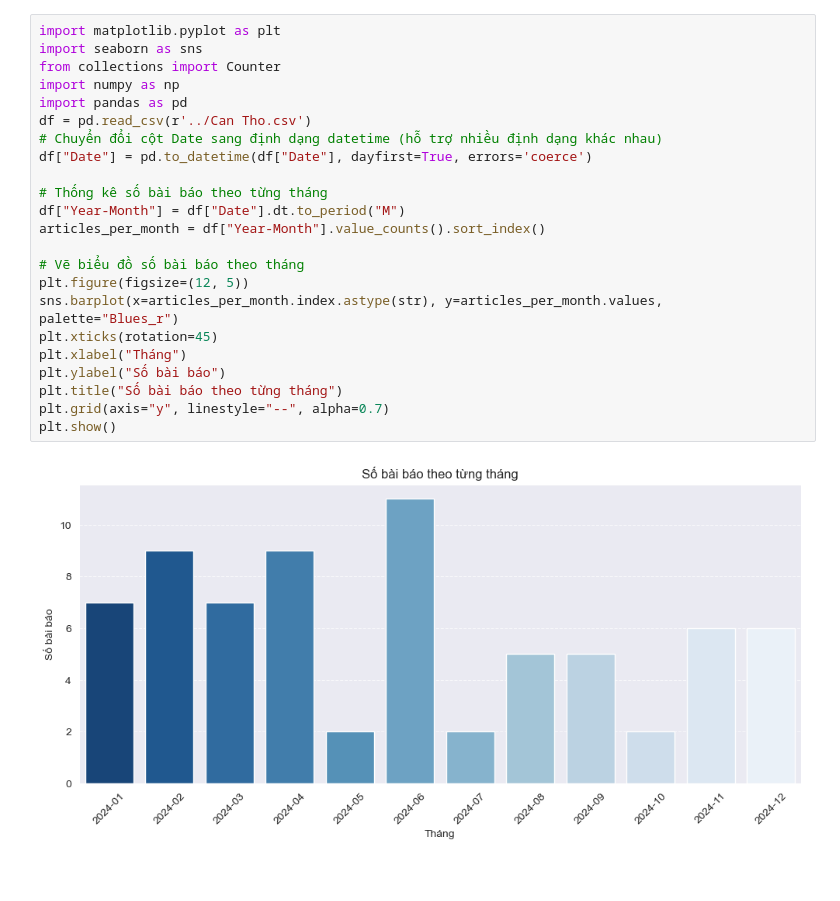
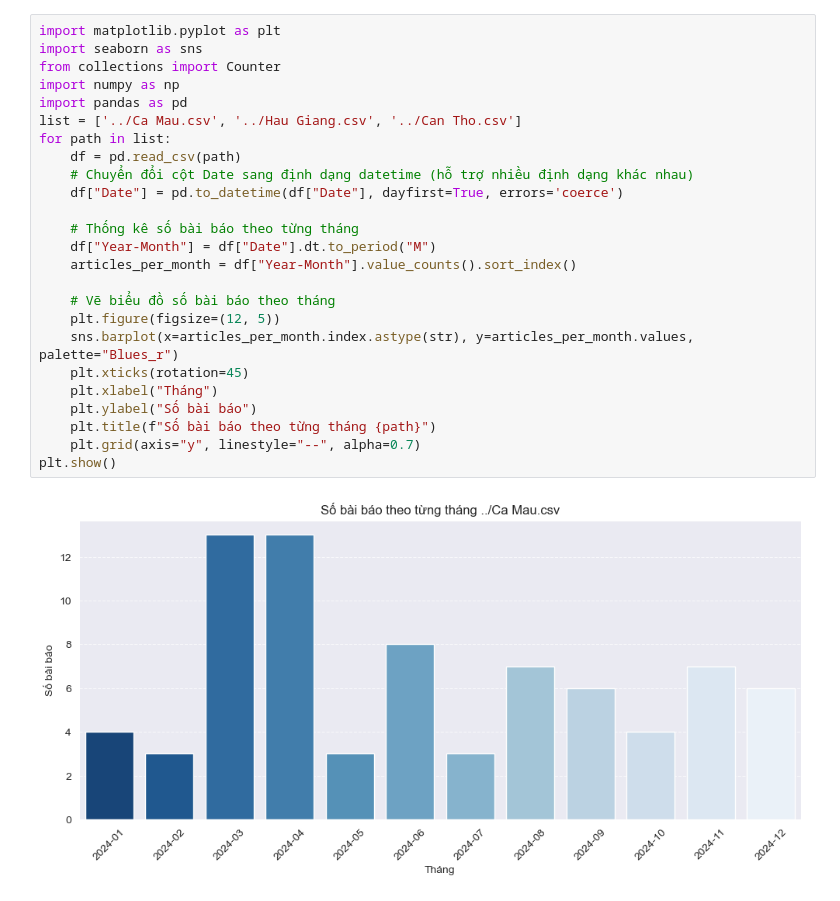
Before and after one commit to Tuda1921/NewsCrawlAnalytics, a Jupyter notebook: Data/data_analysis.ipynb, the cells around one changed output. Saved outputs shown, nothing was run; the diff lists cells and outputs as text.

```diff
--- a/Data/data_analysis.ipynb
+++ b/Data/data_analysis.ipynb
@@ -1,25 +1,27 @@
 # %%
 import matplotlib.pyplot as plt
 import seaborn as sns
 from collections import Counter
 import numpy as np
 import pandas as pd
-df = pd.read_csv(r'../Can Tho.csv')
-# Chuyển đổi cột Date sang định dạng datetime (hỗ trợ nhiều định dạng khác nhau)
-df["Date"] = pd.to_datetime(df["Date"], dayfirst=True, errors='coerce')
+list = ['../Ca Mau.csv', '../Hau Giang.csv', '../Can Tho.csv']
+for path in list:
+    df = pd.read_csv(path)
+    # Chuyển đổi cột Date sang định dạng datetime (hỗ trợ nhiều định dạng khác nhau)
+    df["Date"] = pd.to_datetime(df["Date"], dayfirst=True, errors='coerce')
 
-# Thống kê số bài báo theo từng tháng
-df["Year-Month"] = df["Date"].dt.to_period("M")
-articles_per_month = df["Year-Month"].value_counts().sort_index()
+    # Thống kê số bài báo theo từng tháng
+    df["Year-Month"] = df["Date"].dt.to_period("M")
+    articles_per_month = df["Year-Month"].value_counts().sort_index()
 
-# Vẽ biểu đồ số bài báo theo tháng
-plt.figure(figsize=(12, 5))
-sns.barplot(x=articles_per_month.index.astype(str), y=articles_per_month.values, palette="Blues_r")
-plt.xticks(rotation=45)
-plt.xlabel("Tháng")
-plt.ylabel("Số bài báo")
-plt.title("Số bài báo theo từng tháng")
-plt.grid(axis="y", linestyle="--", alpha=0.7)
+    # Vẽ biểu đồ số bài báo theo tháng
+    plt.figure(figsize=(12, 5))
+    sns.barplot(x=articles_per_month.index.astype(str), y=articles_per_month.values, palette="Blues_r")
+    plt.xticks(rotation=45)
+    plt.xlabel("Tháng")
+    plt.ylabel("Số bài báo")
+    plt.title(f"Số bài báo theo từng tháng {path}")
+    plt.grid(axis="y", linestyle="--", alpha=0.7)
 plt.show()
 # %% [output]
-[figure, old version]
+[figure, new version]
```
Also changed, not shown: parts of 2 cells of this notebook, 12 other files.
